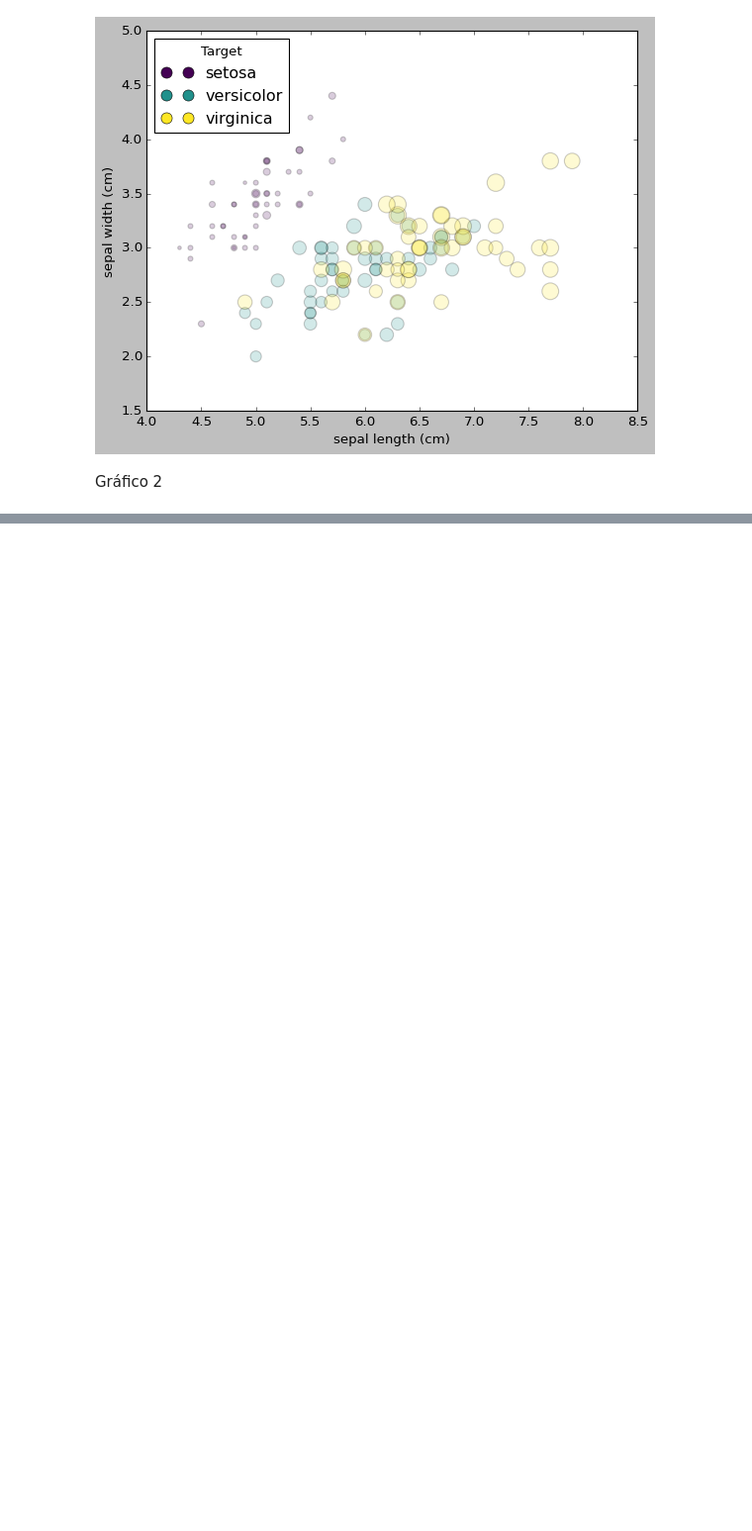
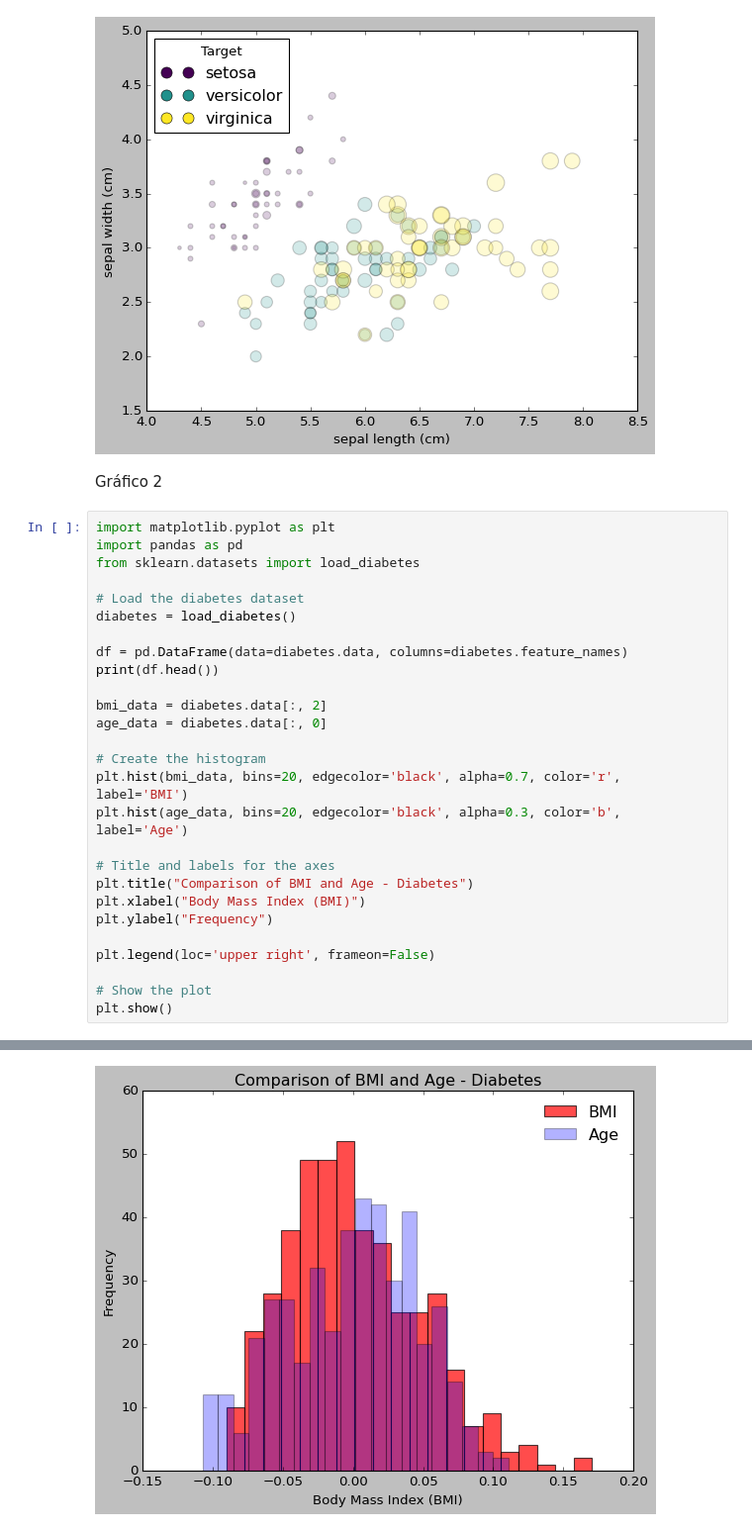
Before and after one commit to davidmelendeza/CI-0163_LaboratoriosCompartidos, a Jupyter notebook: Lab2/PlotLegends.ipynb, the cells around one changed output, grey strips where cells are left out. Shown at 99% size. Drawn from its saved outputs; the diff is of its cells as text; blank space fills up the shorter version.

```diff
--- a/Lab2/PlotLegends.ipynb
+++ b/Lab2/PlotLegends.ipynb
@@ -198,3 +200,31 @@ plt.show()
 [figure]
 # %% [markdown]
 Gráfico 2
+# %%
+import matplotlib.pyplot as plt
+import pandas as pd
+from sklearn.datasets import load_diabetes
+
+# Load the diabetes dataset
+diabetes = load_diabetes()
+
+df = pd.DataFrame(data=diabetes.data, columns=diabetes.feature_names)
+print(df.head())
+
+bmi_data = diabetes.data[:, 2]
+age_data = diabetes.data[:, 0]
+
+# Create the histogram
+plt.hist(bmi_data, bins=20, edgecolor='black', alpha=0.7, color='r', label='BMI')
+plt.hist(age_data, bins=20, edgecolor='black', alpha=0.3, color='b', label='Age')
+
+# Title and labels for the axes
+plt.title("Comparison of BMI and Age - Diabetes")
+plt.xlabel("Body Mass Index (BMI)")
+plt.ylabel("Frequency")
+
+plt.legend(loc='upper right', frameon=False)
+
+# Show the plot
+plt.show()
+# %% [output]
@@ -200,0 +244 @@ Gráfico 2
+[figure, added]
```
Also changed, not shown: parts of 3 cells of this notebook.
